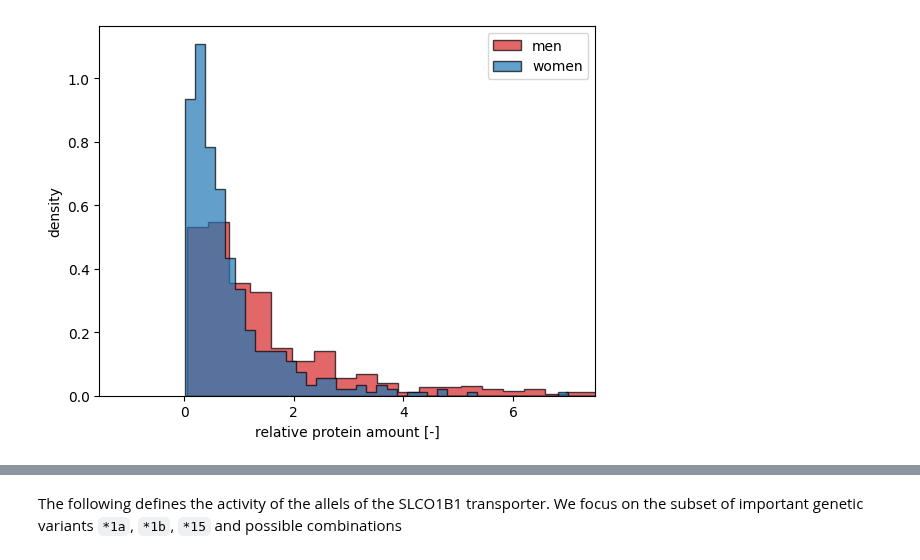
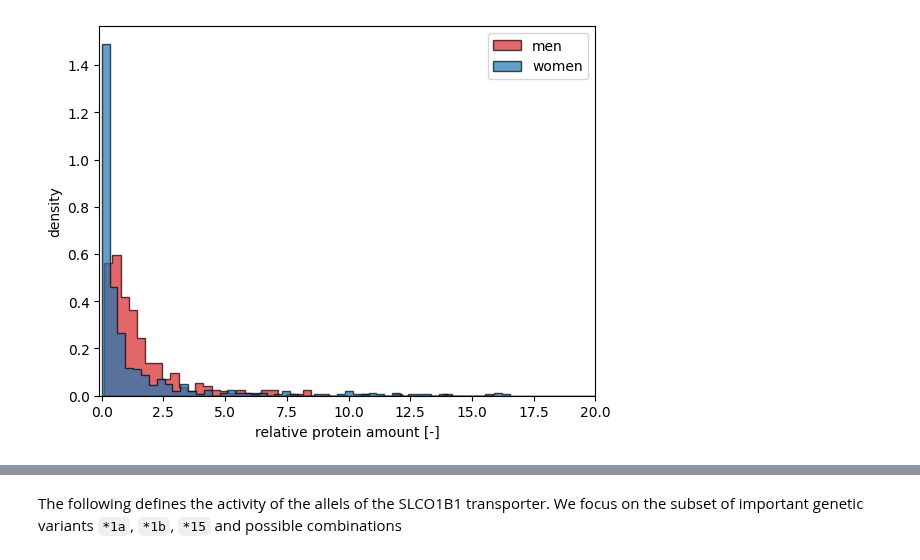
Before and after one commit to matthiaskoenig/course-pharmacokinetic-modelling, a Jupyter notebook: src/mb19/notebooks/08_variability.ipynb, the cells around one changed output, grey strips where cells are left out. Drawn from its saved outputs; the diff is of its cells as text; code cells hidden in the pictures.

```diff
--- a/src/mb19/notebooks/08_variability.ipynb
+++ b/src/mb19/notebooks/08_variability.ipynb
@@ -198,31 +285,31 @@ We now study the difference between male and females via the assumption that pro
 # %%
 import numpy as np
 from matplotlib import pyplot as plt
 from scipy.stats import lognorm
 
 fig, ax = plt.subplots(1, 1)
 s_men = 1
 scale_men=1
-s_women = 20
-scale_women=0.5
+scale_women=0.4
+s_women = 2
 
 n_samples = 500
 f_proteins_men = lognorm.rvs(s_men, scale=scale_men, size=n_samples)
-f_proteins_women = lognorm.rvs(s_men, scale=scale_women, size=n_samples)
+f_proteins_women = lognorm.rvs(s_women, scale=scale_women, size=n_samples)
 
 ax.hist(f_proteins_men, density=True, bins='auto', histtype='stepfilled', alpha=0.7,
         edgecolor="black", color="tab:red", label="men")
 ax.hist(f_proteins_women, density=True, bins='auto', histtype='stepfilled', alpha=0.7,
         edgecolor="black", color="tab:blue", label="women")
 
 ax.legend(loc='best')
 ax.set_xlabel("relative protein amount [-]")
 ax.set_ylabel("density")
-ax.set_xlim(right=7.5)
+ax.set_xlim(left=-0.1, right=20)
 plt.show()
 # print(f_proteins)
 # %% [output]
-[figure, old version]
+[figure, new version]
 # %%
 import numpy as np
 import pandas as pd
```
Also changed, not shown: parts of 12 cells of this notebook, 4 other files.
